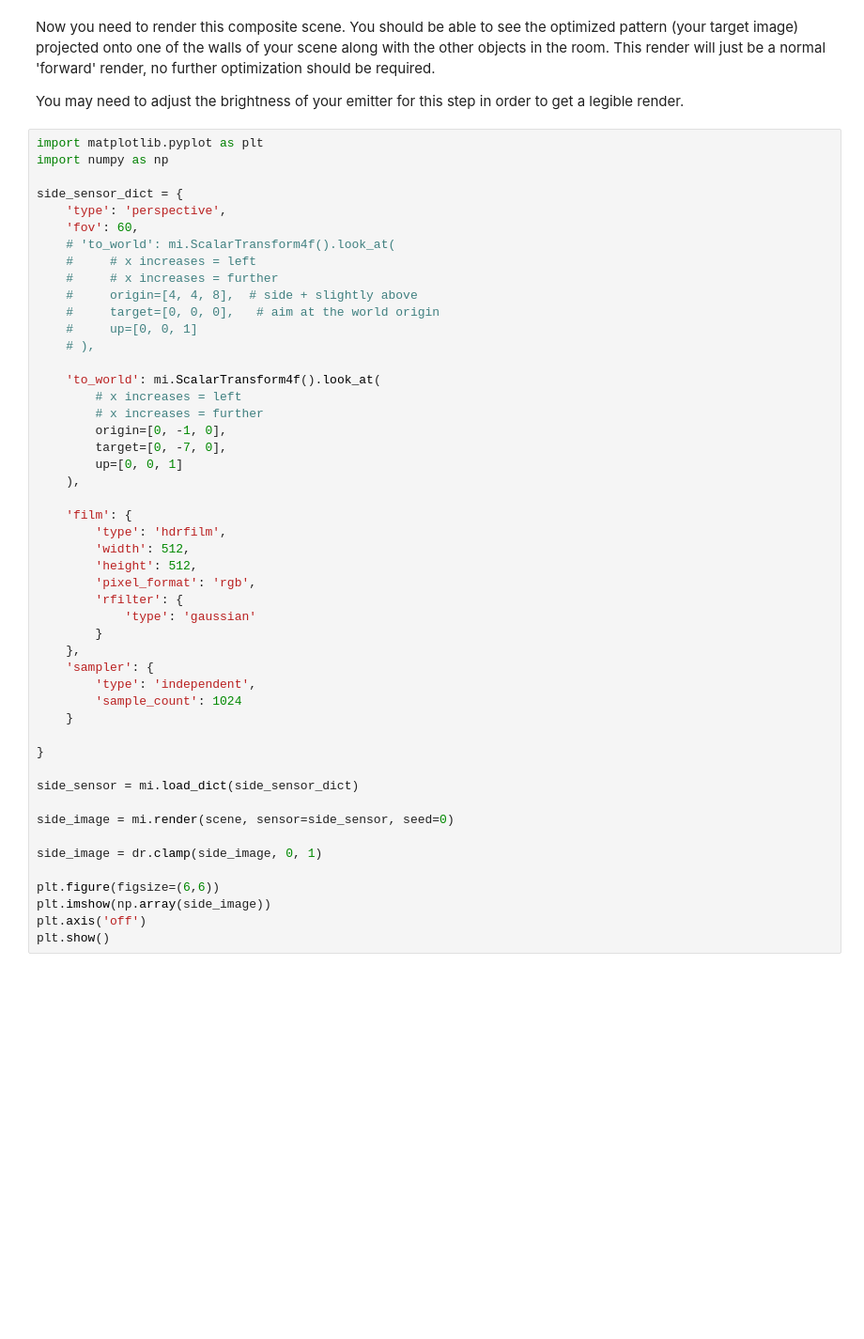
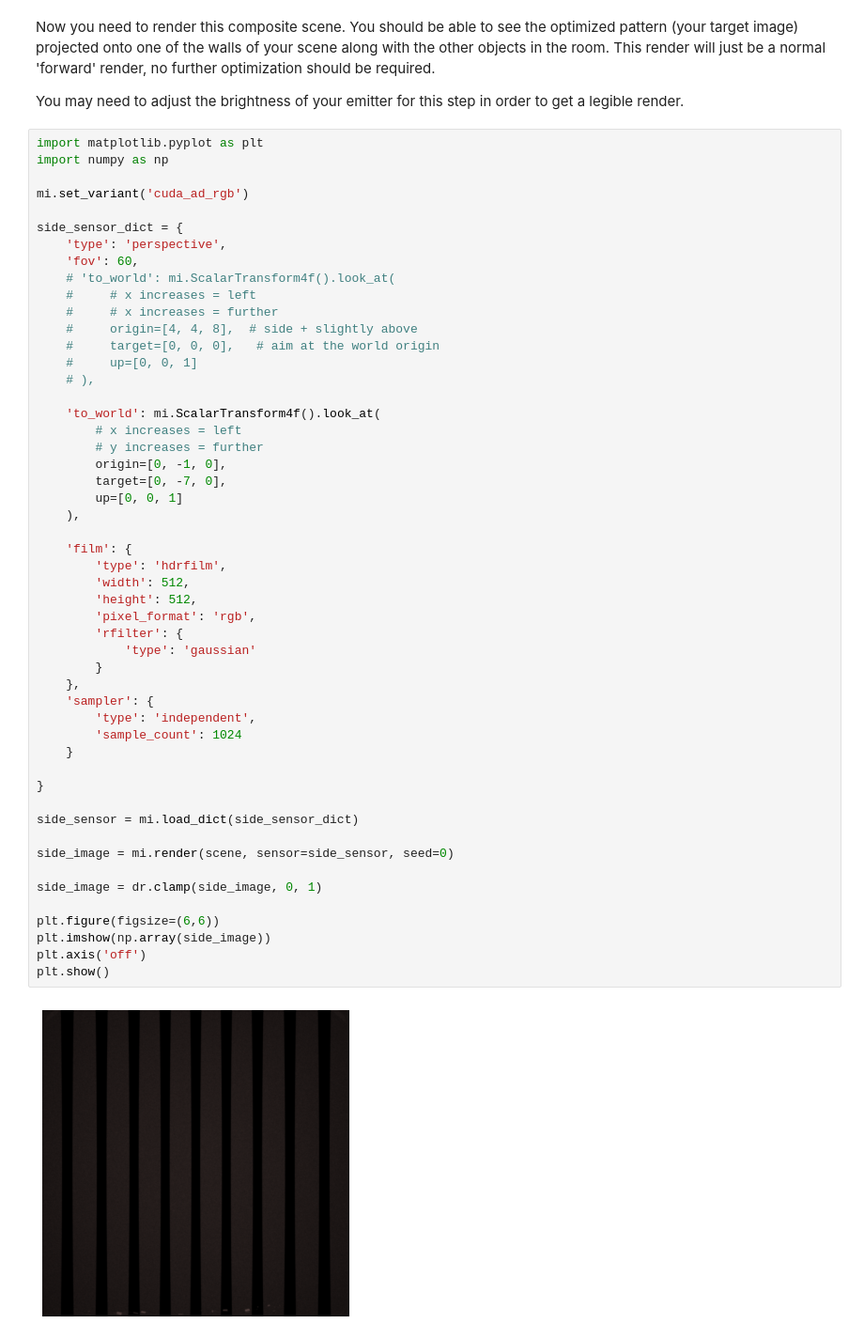
Before and after one commit to theREALevan/Optimized-Caustics, a Jupyter notebook: Revised_4197_Final_Caustics.ipynb, the cells around one changed output. Shown: that part at 94% size. Saved outputs shown, nothing was run; the diff lists cells and outputs as text; blank space fills up the shorter version.

```diff
--- a/Revised_4197_Final_Caustics.ipynb
+++ b/Revised_4197_Final_Caustics.ipynb
@@ -1127,6 +1004,8 @@ You may need to adjust the brightness of your emitter for this step in order to
 # %%
 import matplotlib.pyplot as plt
 import numpy as np
+
+mi.set_variant('cuda_ad_rgb')
 
 side_sensor_dict = {
     'type': 'perspective',
@@ -1141,35 +1020,37 @@ side_sensor_dict = {
 
     'to_world': mi.ScalarTransform4f().look_at(
         # x increases = left
-        # x increases = further
+        # y increases = further
         origin=[0, -1, 0],
         target=[0, -7, 0],
         up=[0, 0, 1]
     ),
 
     'film': {
         'type': 'hdrfilm',
         'width': 512,
         'height': 512,
         'pixel_format': 'rgb',
         'rfilter': {
             'type': 'gaussian'
         }
     },
     'sampler': {
         'type': 'independent',
         'sample_count': 1024
     }
 
 }
 
 side_sensor = mi.load_dict(side_sensor_dict)
 
 side_image = mi.render(scene, sensor=side_sensor, seed=0)
 
 side_image = dr.clamp(side_image, 0, 1)
 
 plt.figure(figsize=(6,6))
 plt.imshow(np.array(side_image))
 plt.axis('off')
 plt.show()
+# %% [output]
+[figure, added]
```
Also changed, not shown: parts of 14 cells of this notebook.
